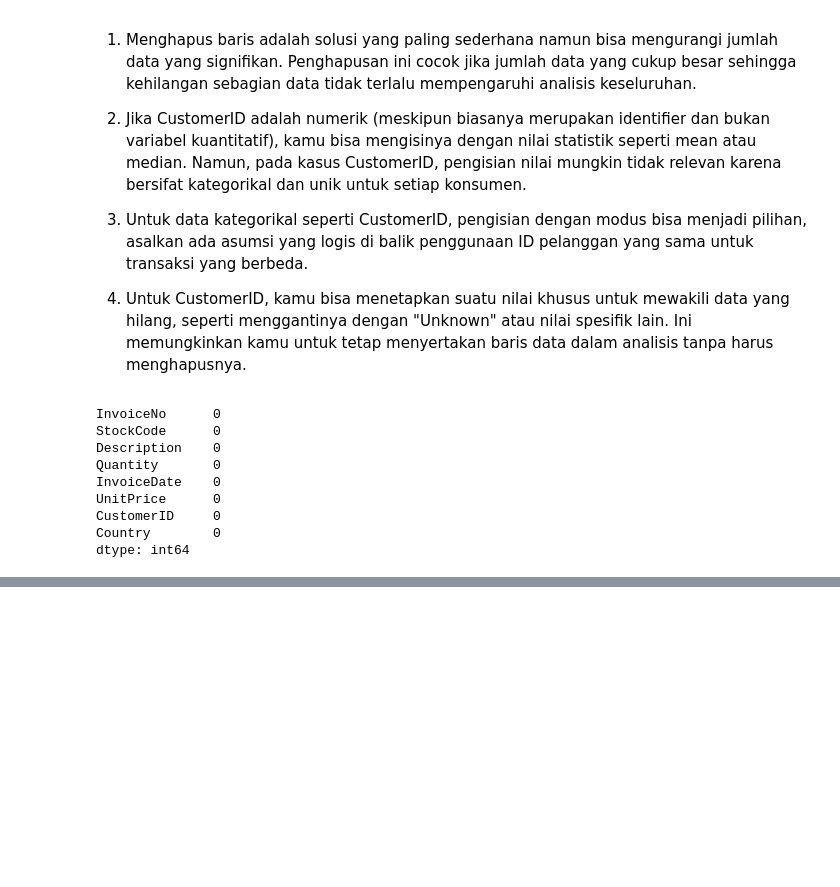
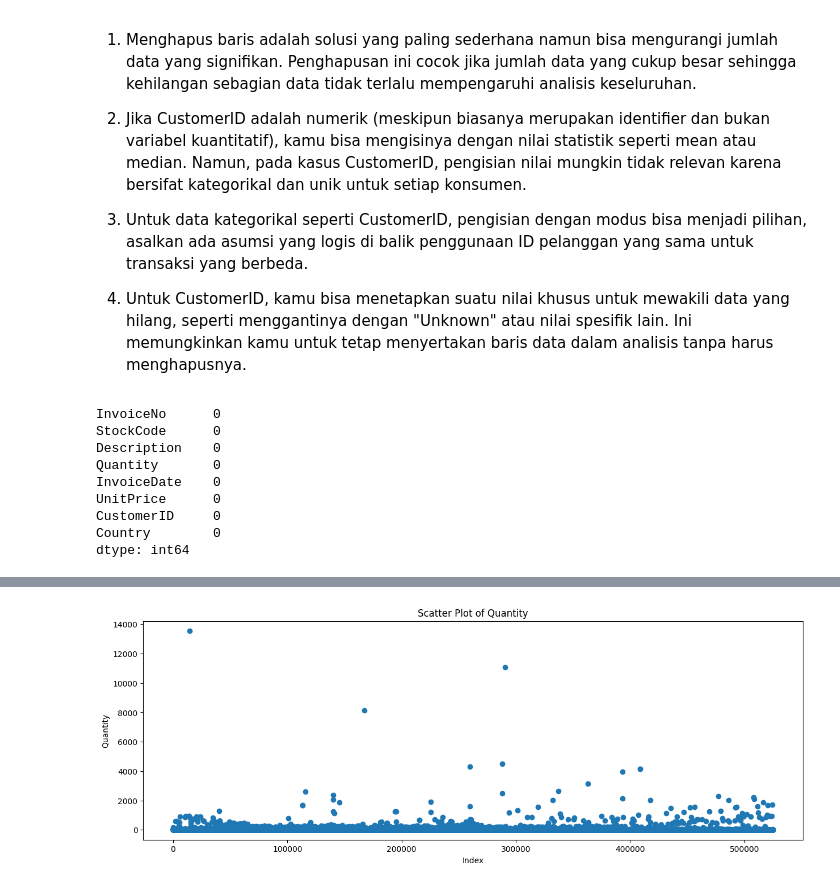
Before and after one commit to sandys-ss/cohort-analysis, a Jupyter notebook: cohort.ipynb, the cells around one changed output, grey strips where cells are left out. Saved outputs shown, nothing was run; the diff lists cells and outputs as text; code cells hidden in the pictures; blank space fills up the shorter version.

```diff
--- a/cohort.ipynb
+++ b/cohort.ipynb
@@ -126,0 +257,9 @@ dtype: int64
+# %%
+fig, ax = plt.subplots(figsize=(15, 5))
+ax.scatter(range(len(retail_df)), retail_df['UnitPrice'])
+ax.set_title('Scatter Plot of Quantity')
+ax.set_xlabel('Index')
+ax.set_ylabel('Quantity')
+plt.show()
+# %% [output]
+[figure, added]
```
Also changed, not shown: parts of 13 cells of this notebook.
